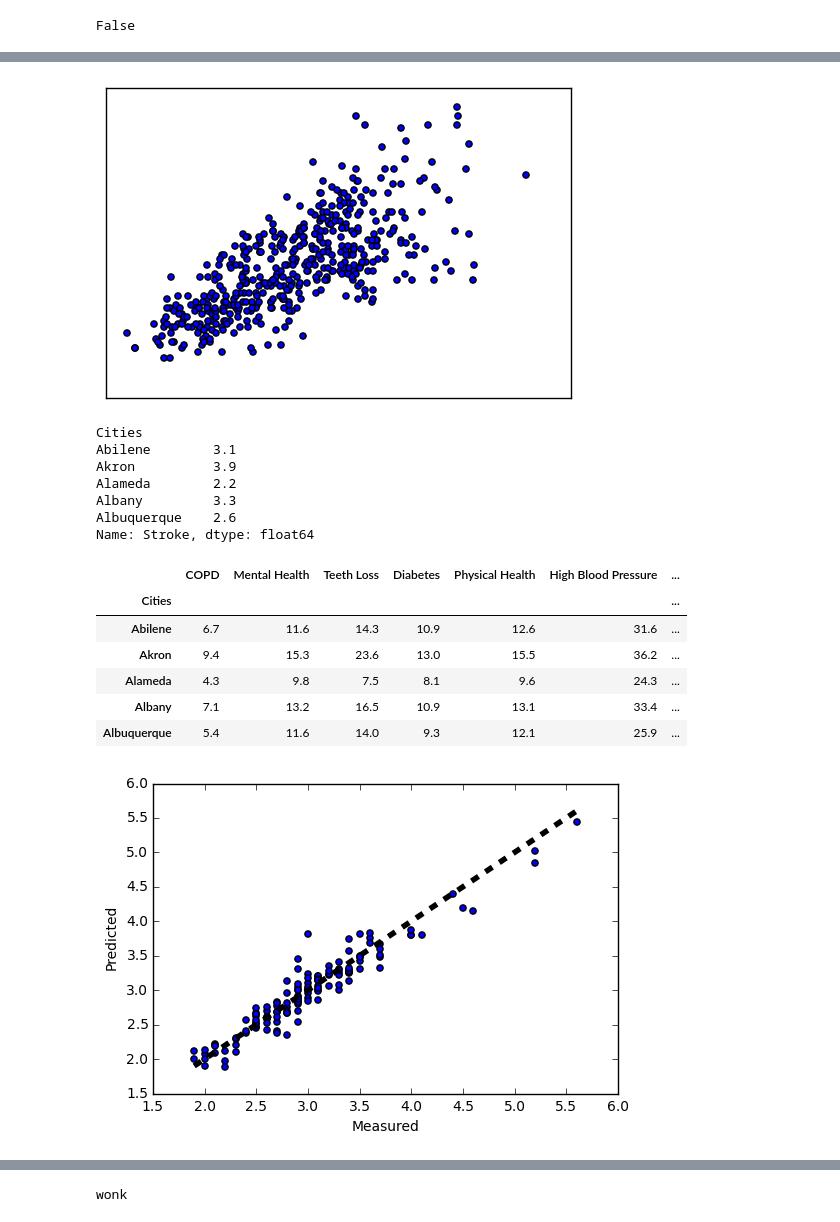
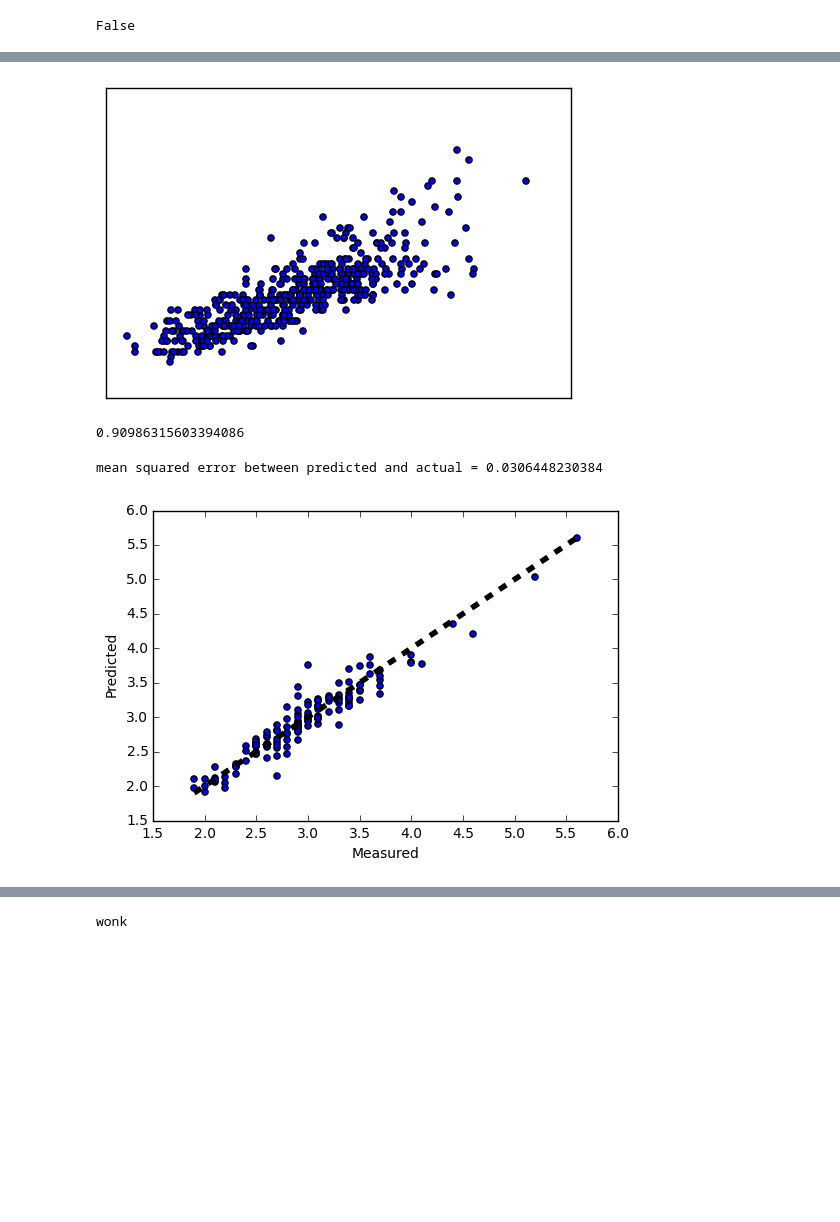
Before and after one commit to RJBeetel3/500_Cities_Project, a Jupyter notebook: 500_Cities_Linear_Regression.ipynb, the cells around one changed output, grey strips where cells are left out. Drawn from its saved outputs; the diff is of its cells as text; code cells hidden in the pictures; blank space fills up the shorter version.

```diff
--- a/500_Cities_Linear_Regression.ipynb
+++ b/500_Cities_Linear_Regression.ipynb
@@ -174,11 +187,13 @@ plt.show()
 # select correlation values above certain thresholds and create
 # list of correlated variables
 
-corr_threshold = 0.80
+#corr_threshold = 0.80
 high_corr = datacorr_df.corr()
-high_corr = high_corr[high_corr >= corr_threshold]
+#high_corr = high_corr[abs(high_corr) >= corr_threshold]
 
 col_names = high_corr.columns
 #display(high_corr.iloc[0].name)
 #display(high_corr.iloc[0][0])
 #display(col_names[0])
+stroke_df = high_corr.Stroke
+stroke_df.head()
@@ -256,12 +244,24 @@ Name: Stroke, dtype: float64
 #with stroke
 corr_threshold = 0.7
 stroke_preds = []
+
+
+for i in range(len(stroke_df)):
+    val = abs(stroke_df[i])
+    if val > corr_threshold:
+        print "{}   {}".format(stroke_df.axes[0][i], stroke_df[i])
+        stroke_preds.append(stroke_df.axes[0][i])
+
+
+'''
 for i in range(len(high_corr['Stroke'])):
     val = high_corr['Stroke'][i]
     if val > corr_threshold:
         print "{}   {}".format(high_corr.axes[0][i], val)
         stroke_preds.append(high_corr.axes[0][i])
 
+'''
+
 # stroke is correlated with itself so we remove it as a variable
 stroke_preds.remove('Stroke')
 
@@ -281,11 +284,14 @@ Obesity   0.852384375754
 # %%
 # behaviors_only_df = behaviors_df.drop(['GeoLong'], axis = 1)
 # behaviors_only_df.head()
+# create linear regression cross validation prediction using stroke_preds as X and stroke prevalence as y
+# plot the predicted stroke prevalence against the actual
+
 
 lr = LinearRegression()
 X = datacorr_df[stroke_preds]
 display(X.head())
-y = datacorr_df.COPD
+y = datacorr_df.Stroke
 predicted = cross_val_predict(lr, X, y, cv = 10 )
 
 fig, ax = plt.subplots()
@@ -326,40 +336,32 @@ plt.xticks(())
 plt.yticks(())
 plt.show()
 # %% [output]
-[figure, old version]
+[figure, new version]
 # %%
+# similar to what was done above where stroke predictors were used as X, stroke prevalence as y
+# linear regressor was trained on training data and tested using testing data.
+
 stroke_y = datacorr_df['Stroke']
-display(stroke_y.head())
+#display(stroke_y.head())
 stroke_X = datacorr_df[stroke_preds]
-display(stroke_X.head())
-X_train, X_test, y_train, y_test = train_test_split(stroke_X, stroke_y, test_size = 0.3,
+#display(stroke_X.head())
+X_train, X_test, y_train, y_test = train_test_split(stroke_X, stroke_y, test_size = 0.29,
                                                    random_state = 42)
 lr.fit(X_train, y_train)
-lr.score(X_test, y_test)
+display(lr.score(X_test, y_test))
 
 predicted = lr.predict(X_test)
 
+print "mean squared error between predicted and actual = {}".format(np.mean((predicted - y_test)**2))
 
 fig, ax = plt.subplots()
 ax.scatter(y_test, predicted)
 ax.plot([y_test.min(), y_test.max()], [y_test.min(), y_test.max()], 'k--', lw=4)
 ax.set_xlabel('Measured')
 ax.set_ylabel('Predicted')
 plt.show()
 # %% [output]
-Cities
-Abilene        3.1
-Akron          3.9
-Alameda        2.2
-Albany         3.3
-Albuquerque    2.6
-Name: Stroke, dtype: float64
+0.90986315603394086
-|  | COPD | Mental Health | Teeth Loss | Diabetes | Physical Health | High Blood Pressure | ... |
-| Cities |  |  |  |  |  |  | ... |
-| Abilene | 6.7 | 11.6 | 14.3 | 10.9 | 12.6 | 31.6 | ... |
-| Akron | 9.4 | 15.3 | 23.6 | 13.0 | 15.5 | 36.2 | ... |
-| Alameda | 4.3 | 9.8 | 7.5 | 8.1 | 9.6 | 24.3 | ... |
-| Albany | 7.1 | 13.2 | 16.5 | 10.9 | 13.1 | 33.4 | ... |
-| Albuquerque | 5.4 | 11.6 | 14.0 | 9.3 | 12.1 | 25.9 | ... |
+mean squared error between predicted and actual = 0.0306448230384
-[figure, old version]
+[figure, new version]
 # %%
```
Also changed, not shown: parts of 22 cells of this notebook.
